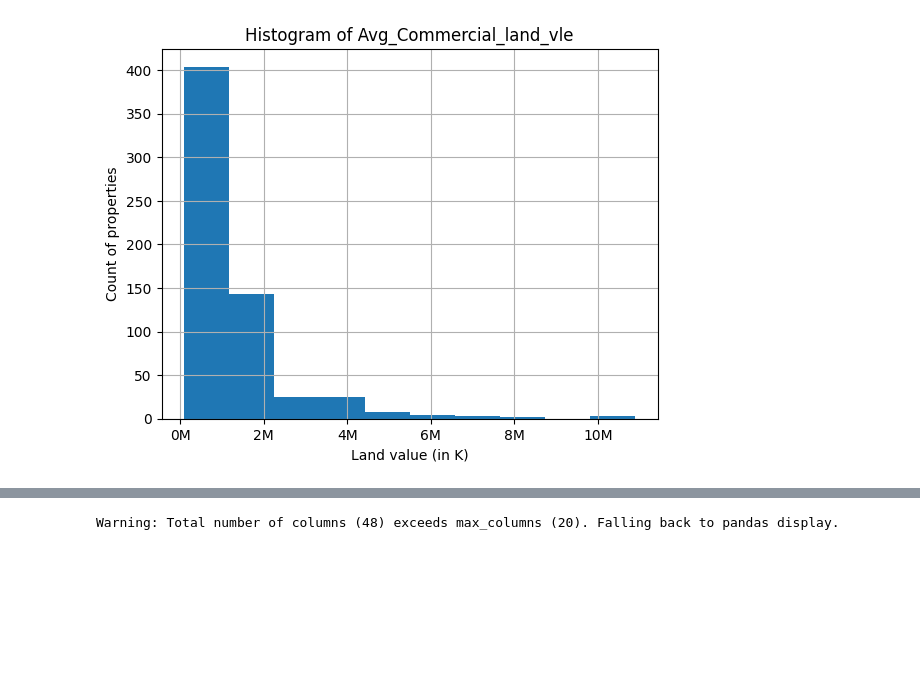
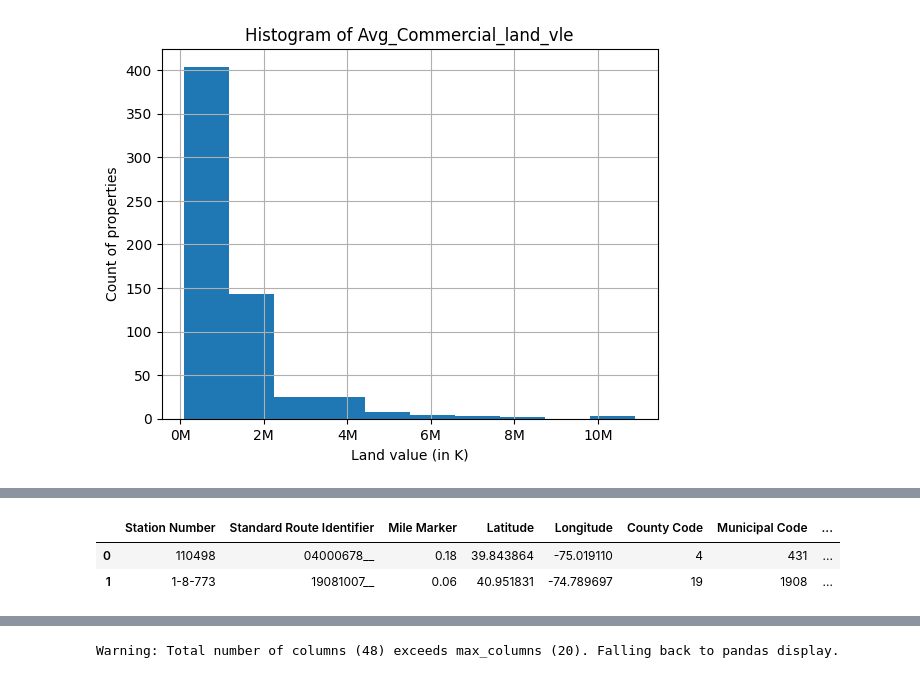
Before and after one commit to NihilKottal001/GIS, a Jupyter notebook: PS3.ipynb, the cells around one changed output, grey strips where cells are left out. Cells and saved outputs as stored; diff of their text form; code cells hidden in the pictures; blank space fills up the shorter version.

```diff
--- a/PS3.ipynb
+++ b/PS3.ipynb
@@ -692,0 +747,14 @@ Text(0.5, 1.0, 'Histogram of Avg_Commercial_land_vle')
+# %%
+import pandas as pd
+! wget -q -O nj-counties.zip https://github.com/nihilkottal/GIS_class/raw/main/Traffic_Counts_Data_20231102.zip
+
+zip_ref = zipfile.ZipFile('nj-counties.zip', 'r'); zip_ref.extractall(); zip_ref.close() #just unzipping
+
+
+njC_Traffic=pd.read_csv('Traffic_Counts_Data_20231102.csv')
+# %%
+njC_Traffic.head(2)
+# %% [output]
+|  | Station Number | Standard Route Identifier | Mile Marker | Latitude | Longitude | County Code | Municipal Code | ... |
+| 0 | 110498 | 04000678__ | 0.18 | 39.843864 | -75.019110 | 4 | 431 | ... |
+| 1 | 1-8-773 | 19081007__ | 0.06 | 40.951831 | -74.789697 | 19 | 1908 | ... |
```
Also changed, not shown: parts of 15 cells of this notebook.
